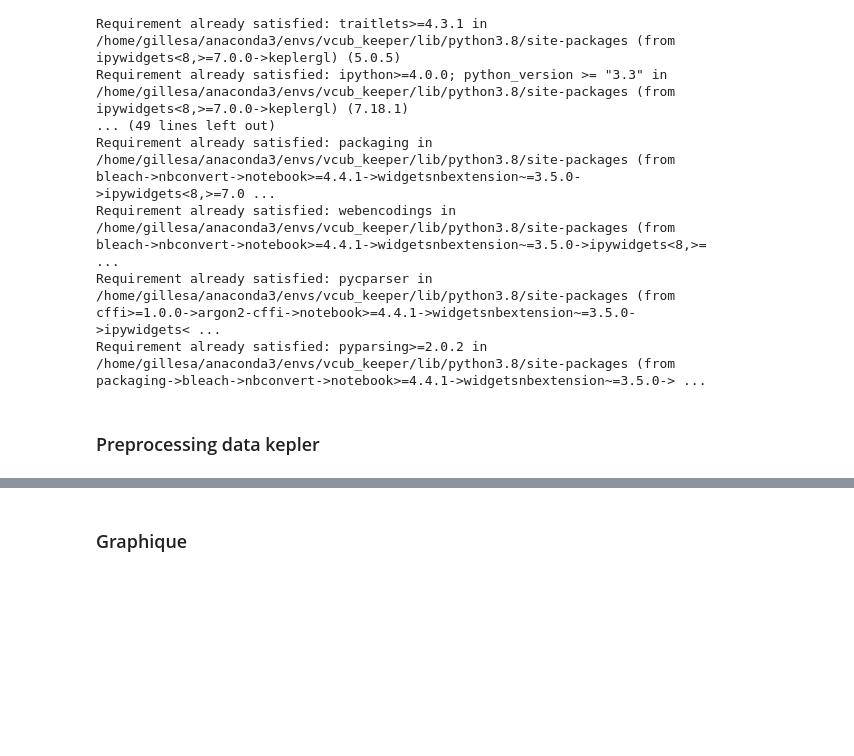
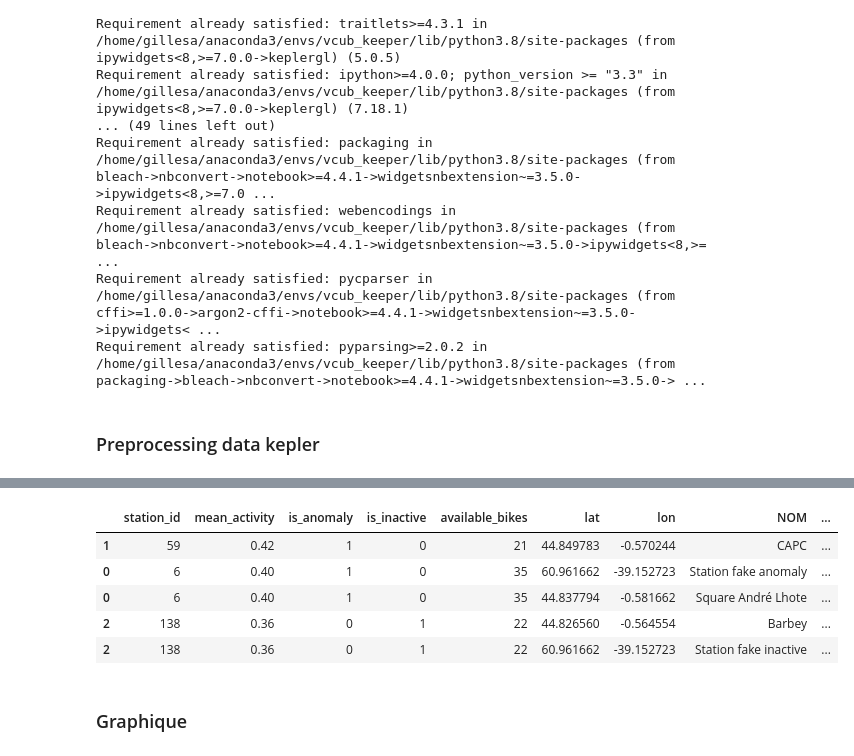
Before and after one commit to armgilles/vcub_keeper, a Jupyter notebook: notebooks/02_Features/07_visualisation_map_stations #49.ipynb, the cells around one changed output, grey strips where cells are left out. Saved outputs shown, nothing was run; the diff lists cells and outputs as text; code cells hidden in the pictures; blank space fills up the shorter version.

```diff
--- a/notebooks/02_Features/07_visualisation_map_stations #49.ipynb
+++ b/notebooks/02_Features/07_visualisation_map_stations #49.ipynb
@@ -480,3 +517,12 @@ station_control_kepler = station_control.drop(['last_date_anomaly', 'anomaly_sin
+# %%
+station_control_kepler.tail()
+# %% [output]
+|  | station_id | mean_activity | is_anomaly | is_inactive | available_bikes | lat | lon | NOM | ... |
+| 1 | 59 | 0.42 | 1 | 0 | 21 | 44.849783 | -0.570244 | CAPC | ... |
+| 0 | 6 | 0.40 | 1 | 0 | 35 | 60.961662 | -39.152723 | Station fake anomaly | ... |
+| 0 | 6 | 0.40 | 1 | 0 | 35 | 44.837794 | -0.581662 | Square André Lhote | ... |
+| 2 | 138 | 0.36 | 0 | 1 | 22 | 44.826560 | -0.564554 | Barbey | ... |
+| 2 | 138 | 0.36 | 0 | 1 | 22 | 60.961662 | -39.152723 | Station fake inactive | ... |
 # %%
 config_global = {
   "version": "v1",
```
Also changed, not shown: parts of 24 cells of this notebook, 1 other file.
